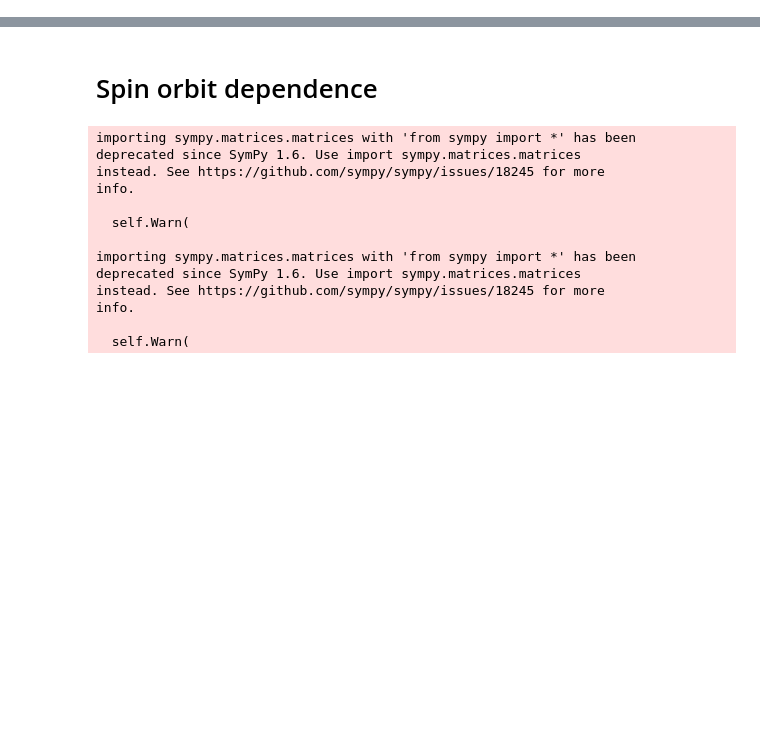
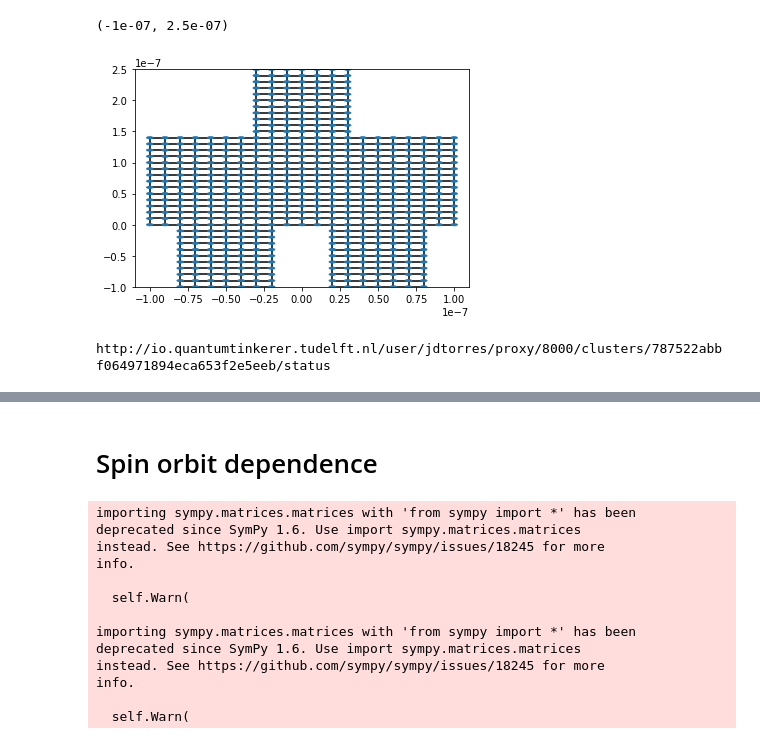
Before and after one commit to Satin21/Trijunction, a Jupyter notebook: analysis/phase_dependence.ipynb, the cells around one changed output, grey strips where cells are left out. Saved outputs shown, nothing was run; the diff lists cells and outputs as text; code cells hidden in the pictures; blank space fills up the shorter version.

```diff
--- a/analysis/phase_dependence.ipynb
+++ b/analysis/phase_dependence.ipynb
@@ -26,0 +41,16 @@ options.extra_path = "/home/jtorresluna/trijunction_design/"
+# %%
+width = 20*a
+center = [-width/4, width/4]
+geometry = {
+    "l": 130*a,
+    "w": 7*a,
+    "a": a,
+    "side": 'up',
+    "shape": 'rectangle',
+    "L": 15*a,
+    "W": width,
+    "centers": center
+}
+# %%
+trijunction, f_params, _ = tj.finite_system(**geometry)
+trijunction = trijunction.finalized()
@@ -26,0 +71,7 @@ options.extra_path = "/home/jtorresluna/trijunction_design/"
+# %%
+fig, ax = plt.subplots()
+kwant.plot(trijunction, ax=ax)
+ax.set_ylim(-1e-7, 2.5e-7)
+# %% [output]
+(-1e-07, 2.5e-07)
+[figure, added]
@@ -26,0 +94,13 @@ options.extra_path = "/home/jtorresluna/trijunction_design/"
+# %%
+with Cluster(options) as cluster:
+    cluster.scale(n=20)
+    client = cluster.get_client()
+    print("http://io.quantumtinkerer.tudelft.nl/user/jdtorres/proxy/"+cluster.dashboard_link[17:])
+
+    result = args_db.map(wrap).compute()
+
+path = directory_path + '/short_junction.pickle'
+with open(path, 'wb') as file:
+    pickle.dump(result, file)
+# %% [output]
+http://io.quantumtinkerer.tudelft.nl/user/jdtorres/proxy/8000/clusters/787522abbf064971894eca653f2e5eeb/status
```
Also changed, not shown: parts of 46 cells of this notebook, 15 other files.
